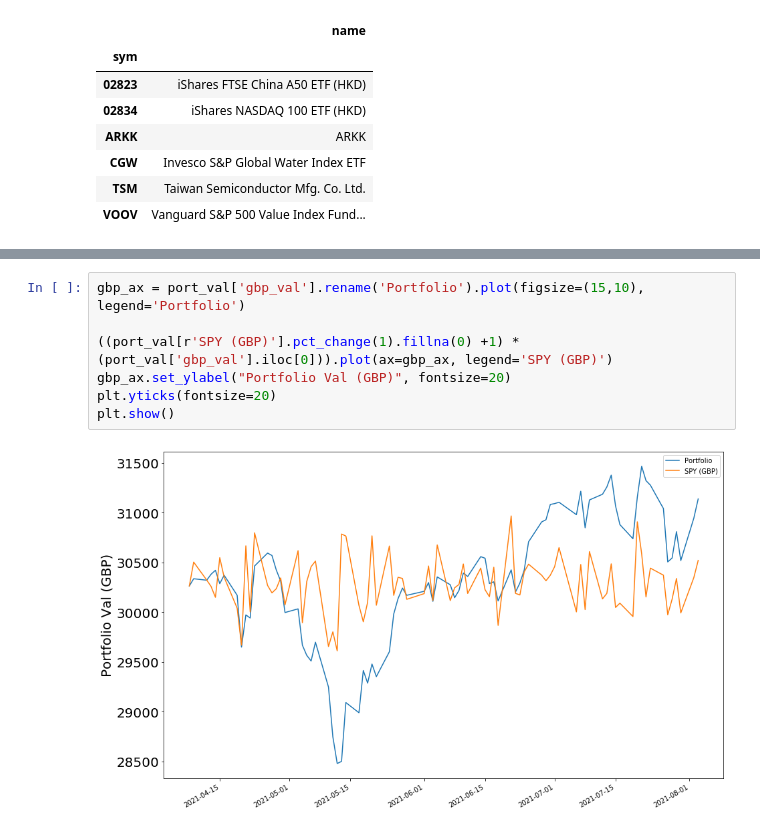
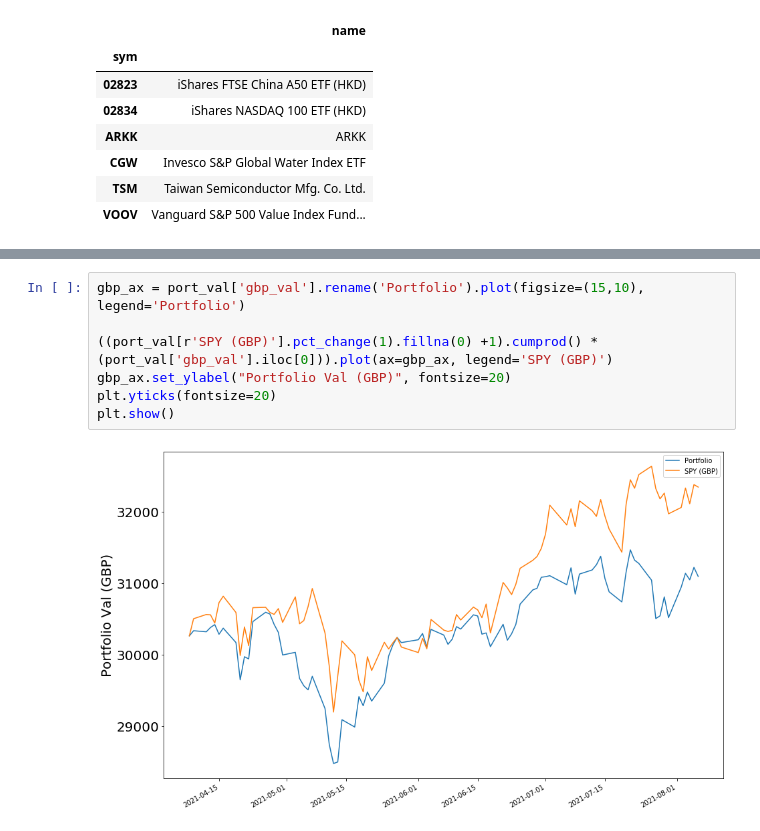
Before and after one commit to kingwongf/etf_port_db, a Jupyter notebook: index.ipynb, the cells around one changed output, grey strips where cells are left out. Saved outputs shown, nothing was run; the diff lists cells and outputs as text.

```diff
--- a/index.ipynb
+++ b/index.ipynb
@@ -217,12 +217,12 @@ plt.show()
 # %%
 gbp_ax = port_val['gbp_val'].rename('Portfolio').plot(figsize=(15,10), legend='Portfolio')
 
-((port_val[r'SPY (GBP)'].pct_change(1).fillna(0) +1) * (port_val['gbp_val'].iloc[0])).plot(ax=gbp_ax, legend='SPY (GBP)')
+((port_val[r'SPY (GBP)'].pct_change(1).fillna(0) +1).cumprod() * (port_val['gbp_val'].iloc[0])).plot(ax=gbp_ax, legend='SPY (GBP)')
 gbp_ax.set_ylabel("Portfolio Val (GBP)", fontsize=20)
 plt.yticks(fontsize=20)
 plt.show()
 # %% [output]
-[figure, old version]
+[figure, new version]
 # %%
 ## HKD Portfolio Value
 # hkd_ax = port_val['hkd_val'].plot(figsize=(15,10))
```
Also changed, not shown: parts of 9 cells of this notebook.
